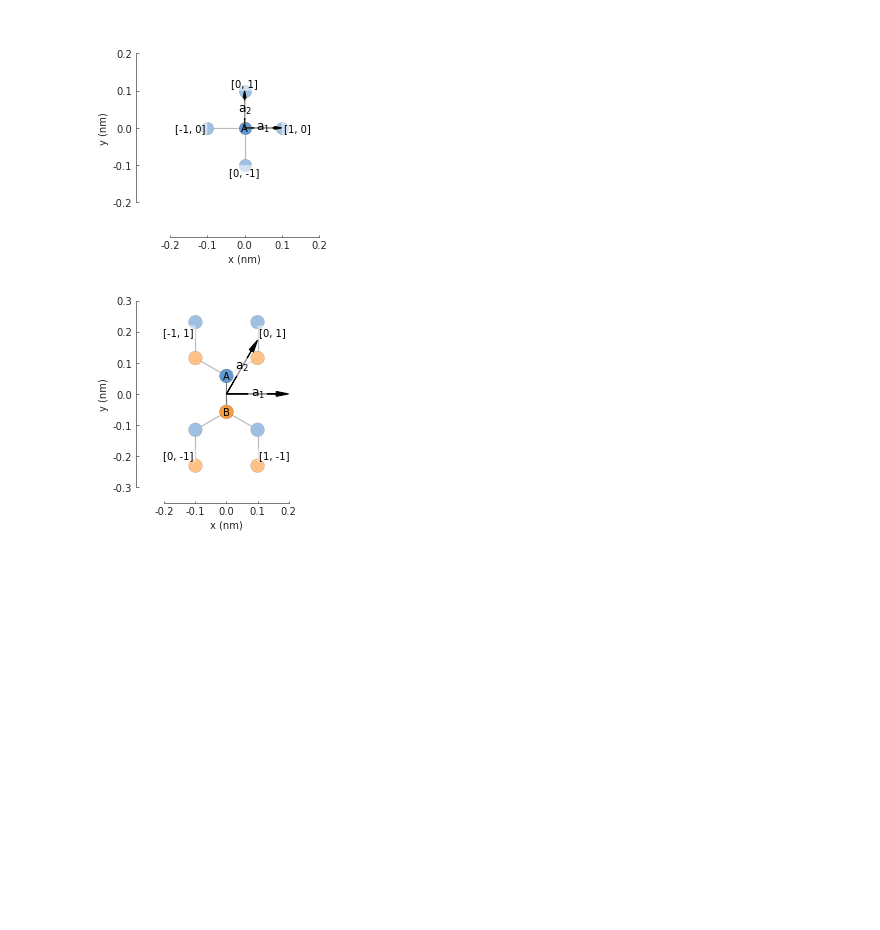
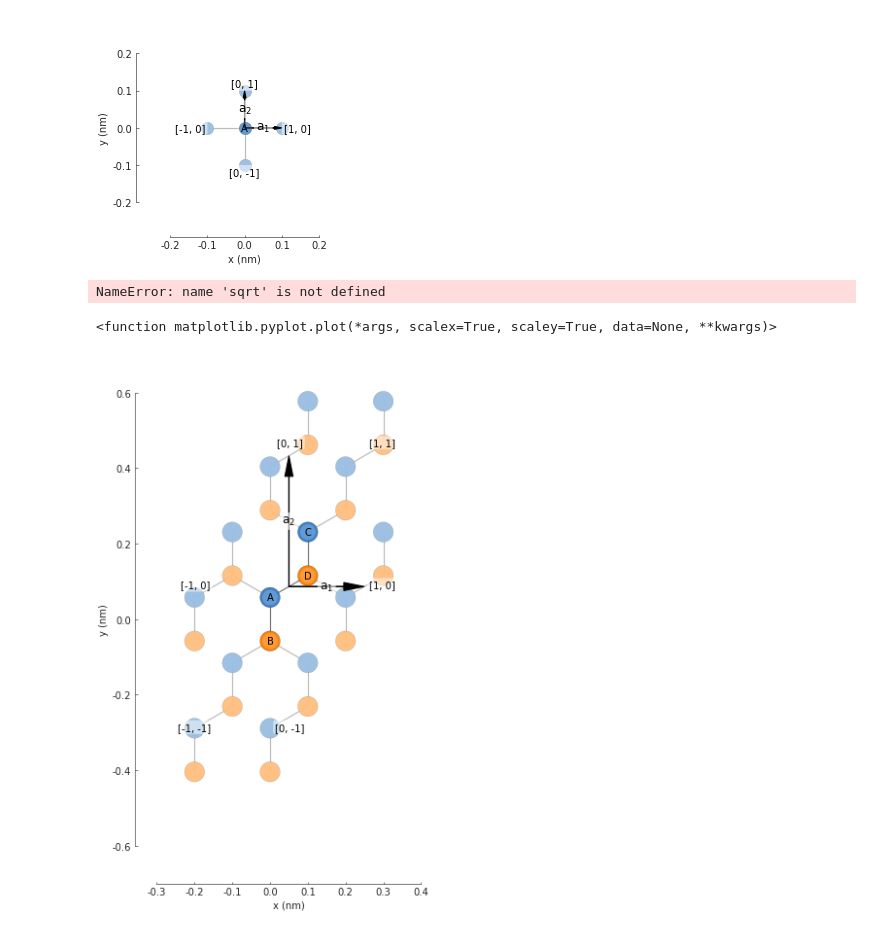
Before and after one commit to ingyeocha/YeongChan-vispy, a Jupyter notebook: test.ipynb, the cells around one changed output. Saved outputs shown, nothing was run; the diff lists cells and outputs as text; code cells hidden in the pictures; blank space fills up the shorter version.

```diff
--- a/test.ipynb
+++ b/test.ipynb
@@ -51,8 +51,3 @@ lattice.add_hoppings(
     ([0, 1], 'A', 'B', t),
     ([1, -1], 'B', 'A', t)
 )
-# %%
-lattice.plot()
-plt.show()
-# %% [output]
-[figure, removed]
@@ -59,3 +76,34 @@ plt.show()
+# %%
+d = 0.2  # [nm] unit cell distance
+t = 1    # [eV] hopping energy
+
+# create a simple 2D lattice with vectors a1 and a2
+lattice = pb.Lattice(a1=[d, 0], a2=[0,3**0.5 * d])
+lattice.add_sublattices(('A', [0, d/3**0.5/2]),
+                        ('B',[0,-d/3**0.5/2]),
+                        #('C',[d/2,(3**0.5 * d)/2+d/3**0.5/2]),
+                        #('D',[d/2,(3**0.5 * d)/2-d/3**0.5/2])
+                       )
+lattice.add_aliases(('C','A',[d/2,(3**0.5 * d)/2+d/3**0.5/2]),
+                    ('D','B',[d/2,(3**0.5 * d)/2-d/3**0.5/2])
+                   )
+lattice.add_hoppings(
+    ([0, 0], 'A', 'B', t),
+    ([0, 0], 'A', 'D', t),
+    ([0, 0], 'C', 'D', t),
+    ([1, 0], 'D', 'A', t),
+    ([1, 1], 'C', 'B', t),
+    ([0, 1], 'C', 'B', t),
+)
+# %% [output]
+NameError: name 'sqrt' is not defined
+# %%
+plt.figure(figsize=(10,10))
+lattice.plot()
+plt.plot
+# %% [output]
+<function matplotlib.pyplot.plot(*args, scalex=True, scaley=True, data=None, **kwargs)>
+[figure, added]
 # %%
 #calculate density of state, local density of state, band structure
 def pn_junction(y0, v1, v2):
```
Also changed, not shown: parts of 5 cells of this notebook.
